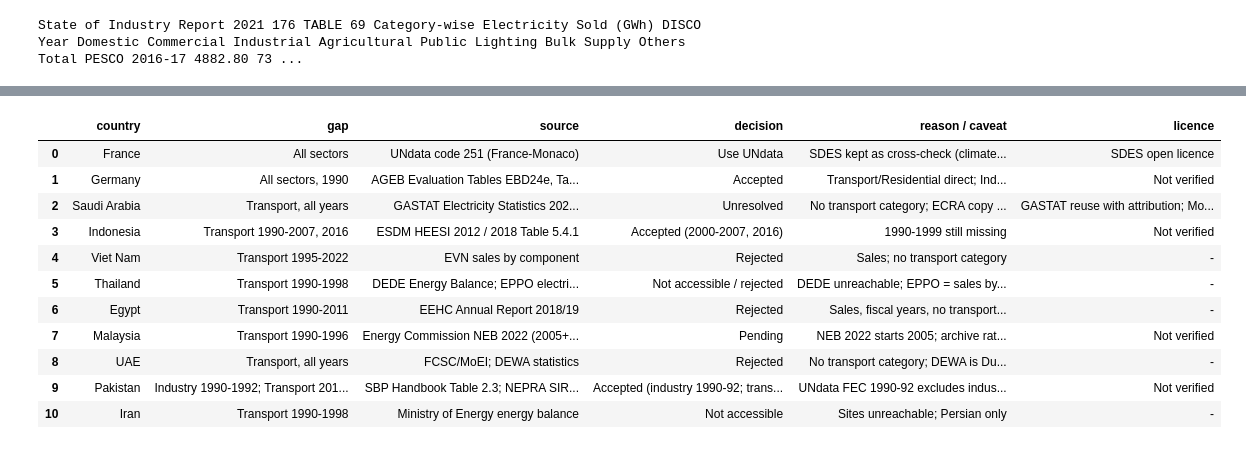
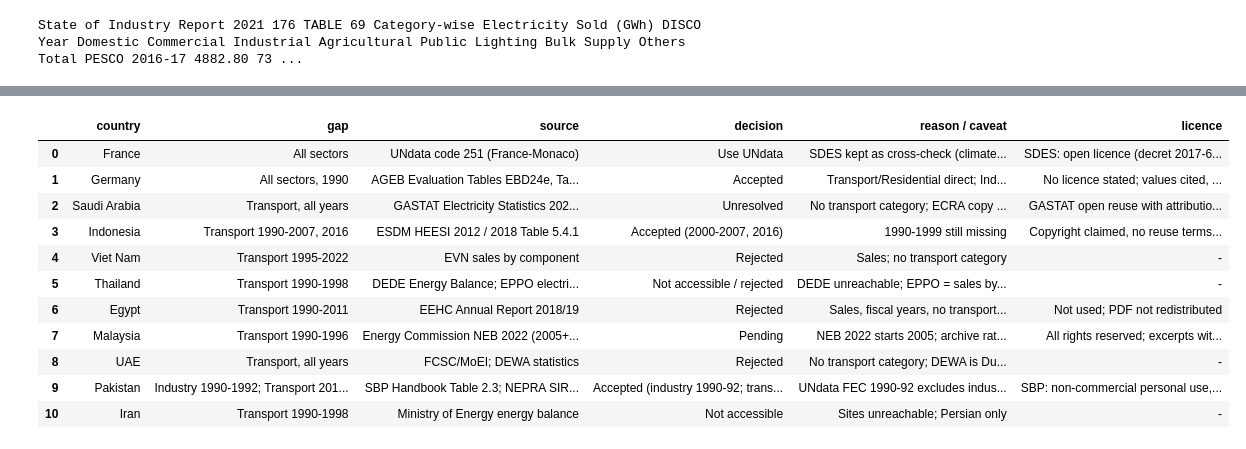
Before and after one commit to UNCHIKIT/CISC7204-GroupG-SemesterProject-Team03, a Jupyter notebook: Supplementary/Supplementary_sources.ipynb, the cells around one changed output, grey strips where cells are left out. Drawn from its saved outputs; the diff is of its cells as text; code cells hidden in the pictures.

```diff
--- a/Supplementary/Supplementary_sources.ipynb
+++ b/Supplementary/Supplementary_sources.ipynb
@@ -587,29 +599,29 @@ State of Industry Report 2021 176 TABLE 69 Category-wise Electricity Sold (GWh)
 # %%
 register = pd.DataFrame([
-    ('France', 'All sectors', 'UNdata code 251 (France-Monaco)', 'Use UNdata', 'SDES kept as cross-check (climate-adjusted)', 'SDES open licence', ''),
-    ('Germany', 'All sectors, 1990', 'AGEB Evaluation Tables EBD24e, Tables 6.1-6.6', 'Accepted', 'Transport/Residential direct; Industry/Services/Other boundary differs, linked estimate offered', 'Not verified', 'https://ag-energiebilanzen.de/wp-content/uploads/EBD24e_Auswertungstabellen_english.pdf'),
-    ('Saudi Arabia', 'Transport, all years', 'GASTAT Electricity Statistics 2021 & 2023; ECRA booklet', 'Unresolved', 'No transport category; ECRA copy refused (403)', 'GASTAT reuse with attribution; MoE rights not verified', ''),
-    ('Indonesia', 'Transport 1990-2007, 2016', 'ESDM HEESI 2012 / 2018 Table 5.4.1', 'Accepted (2000-2007, 2016)', '1990-1999 still missing', 'Not verified', 'https://esdm.go.id/en/publikasi/handbook-of-energy-economic-statistics-of-indonesia-heesi'),
+    ('France', 'All sectors', 'UNdata code 251 (France-Monaco)', 'Use UNdata', 'SDES kept as cross-check (climate-adjusted)', 'SDES: open licence (decret 2017-638); cite SDES + update date', 'https://www.statistiques.developpement-durable.gouv.fr/mentions-legales'),
+    ('Germany', 'All sectors, 1990', 'AGEB Evaluation Tables EBD24e, Tables 6.1-6.6', 'Accepted', 'Transport/Residential direct; Industry/Services/Other boundary differs, linked estimate offered', 'No licence stated; values cited, PDF not redistributed', 'https://ag-energiebilanzen.de/wp-content/uploads/EBD24e_Auswertungstabellen_english.pdf'),
+    ('Saudi Arabia', 'Transport, all years', 'GASTAT Electricity Statistics 2021 & 2023; ECRA booklet', 'Unresolved', 'No transport category; ECRA copy refused (403)', 'GASTAT open reuse with attribution; tables sourced to Ministry of Energy (not confirmed); workbooks not redistributed', 'https://stats.gov.sa/en/use-policy'),
+    ('Indonesia', 'Transport 1990-2007, 2016', 'ESDM HEESI 2012 / 2018 Table 5.4.1', 'Accepted (2000-2007, 2016)', '1990-1999 still missing', 'Copyright claimed, no reuse terms; values cited, PDFs not redistributed', 'https://esdm.go.id/en/publikasi/handbook-of-energy-economic-statistics-of-indonesia-heesi'),
     ('Viet Nam', 'Transport 1995-2022', 'EVN sales by component', 'Rejected', 'Sales; no transport category', '-', ''),
     ('Thailand', 'Transport 1990-1998', 'DEDE Energy Balance; EPPO electricity statistics', 'Not accessible / rejected', 'DEDE unreachable; EPPO = sales by tariff, no transport. UNdata reports 0.0 in 1999', '-', ''),
-    ('Egypt', 'Transport 1990-2011', 'EEHC Annual Report 2018/19', 'Rejected', 'Sales, fiscal years, no transport category', '-', 'http://www.moee.gov.eg/english_new/EEHC_Rep/2018-2019en.pdf'),
-    ('Malaysia', 'Transport 1990-1996', 'Energy Commission NEB 2022 (2005+); NEB 2012 (archived)', 'Pending', 'NEB 2022 starts 2005; archive rate-limited - retry', 'Not verified', 'https://web.archive.org/web/20250514183643/https://www.st.gov.my/en/contents/publications/statistics_electricity/National%20Energy%20Balance%202012.pdf'),
+    ('Egypt', 'Transport 1990-2011', 'EEHC Annual Report 2018/19', 'Rejected', 'Sales, fiscal years, no transport category', 'Not used; PDF not redistributed', 'http://www.moee.gov.eg/english_new/EEHC_Rep/2018-2019en.pdf'),
+    ('Malaysia', 'Transport 1990-1996', 'Energy Commission NEB 2022 (2005+); NEB 2012 (archived)', 'Pending', 'NEB 2022 starts 2005; archive rate-limited - retry', 'All rights reserved; excerpts with "Source: Energy Commission" only', 'https://web.archive.org/web/20250514183643/https://www.st.gov.my/en/contents/publications/statistics_electricity/National%20Energy%20Balance%202012.pdf'),
     ('UAE', 'Transport, all years', 'FCSC/MoEI; DEWA statistics', 'Rejected', 'No transport category; DEWA is Dubai only', '-', ''),
-    ('Pakistan', 'Industry 1990-1992; Transport 2017-2022', 'SBP Handbook Table 2.3; NEPRA SIR 2021', 'Accepted (industry 1990-92; transport 2017-19 reported nil)', 'UNdata FEC 1990-92 excludes industry; UNdata year convention switches in 2002; transport 2020-22 still missing', 'Not verified', 'https://archive.sbp.org.pk/departments/stats/pakEconomy_HandBook/Chap-2.3.pdf'),
+    ('Pakistan', 'Industry 1990-1992; Transport 2017-2022', 'SBP Handbook Table 2.3; NEPRA SIR 2021', 'Accepted (industry 1990-92; transport 2017-19 reported nil)', 'UNdata FEC 1990-92 excludes industry; UNdata year convention switches in 2002; transport 2020-22 still missing', 'SBP: non-commercial personal use, unaltered, with source; values cited, PDF not redistributed', 'https://archive.sbp.org.pk/departments/stats/pakEconomy_HandBook/Chap-2.3.pdf'),
     ('Iran', 'Transport 1990-1998', 'Ministry of Energy energy balance', 'Not accessible', 'Sites unreachable; Persian only', '-', ''),
 ], columns=['country', 'gap', 'source', 'decision', 'reason / caveat', 'licence', 'url'])
 register.to_csv(DATA / 'supplementary_source_register.csv', index=False)
 register.drop(columns='url')
 # %% [output]
 |  | country | gap | source | decision | reason / caveat | licence |
-| 0 | France | All sectors | UNdata code 251 (France-Monaco) | Use UNdata | SDES kept as cross-check (climate... | SDES open licence |
-| 1 | Germany | All sectors, 1990 | AGEB Evaluation Tables EBD24e, Ta... | Accepted | Transport/Residential direct; Ind... | Not verified |
-| 2 | Saudi Arabia | Transport, all years | GASTAT Electricity Statistics 202... | Unresolved | No transport category; ECRA copy ... | GASTAT reuse with attribution; Mo... |
-| 3 | Indonesia | Transport 1990-2007, 2016 | ESDM HEESI 2012 / 2018 Table 5.4.1 | Accepted (2000-2007, 2016) | 1990-1999 still missing | Not verified |
+| 0 | France | All sectors | UNdata code 251 (France-Monaco) | Use UNdata | SDES kept as cross-check (climate... | SDES: open licence (decret 2017-6... |
+| 1 | Germany | All sectors, 1990 | AGEB Evaluation Tables EBD24e, Ta... | Accepted | Transport/Residential direct; Ind... | No licence stated; values cited, ... |
+| 2 | Saudi Arabia | Transport, all years | GASTAT Electricity Statistics 202... | Unresolved | No transport category; ECRA copy ... | GASTAT open reuse with attributio... |
+| 3 | Indonesia | Transport 1990-2007, 2016 | ESDM HEESI 2012 / 2018 Table 5.4.1 | Accepted (2000-2007, 2016) | 1990-1999 still missing | Copyright claimed, no reuse terms... |
 | 4 | Viet Nam | Transport 1995-2022 | EVN sales by component | Rejected | Sales; no transport category | - |
 | 5 | Thailand | Transport 1990-1998 | DEDE Energy Balance; EPPO electri... | Not accessible / rejected | DEDE unreachable; EPPO = sales by... | - |
-| 6 | Egypt | Transport 1990-2011 | EEHC Annual Report 2018/19 | Rejected | Sales, fiscal years, no transport... | - |
-| 7 | Malaysia | Transport 1990-1996 | Energy Commission NEB 2022 (2005+... | Pending | NEB 2022 starts 2005; archive rat... | Not verified |
+| 6 | Egypt | Transport 1990-2011 | EEHC Annual Report 2018/19 | Rejected | Sales, fiscal years, no transport... | Not used; PDF not redistributed |
+| 7 | Malaysia | Transport 1990-1996 | Energy Commission NEB 2022 (2005+... | Pending | NEB 2022 starts 2005; archive rat... | All rights reserved; excerpts wit... |
 | 8 | UAE | Transport, all years | FCSC/MoEI; DEWA statistics | Rejected | No transport category; DEWA is Du... | - |
-| 9 | Pakistan | Industry 1990-1992; Transport 201... | SBP Handbook Table 2.3; NEPRA SIR... | Accepted (industry 1990-92; trans... | UNdata FEC 1990-92 excludes indus... | Not verified |
+| 9 | Pakistan | Industry 1990-1992; Transport 201... | SBP Handbook Table 2.3; NEPRA SIR... | Accepted (industry 1990-92; trans... | UNdata FEC 1990-92 excludes indus... | SBP: non-commercial personal use,... |
 | 10 | Iran | Transport 1990-1998 | Ministry of Energy energy balance | Not accessible | Sites unreachable; Persian only | - |
```
Also changed, not shown: parts of 1 cell of this notebook, 1 other file.
